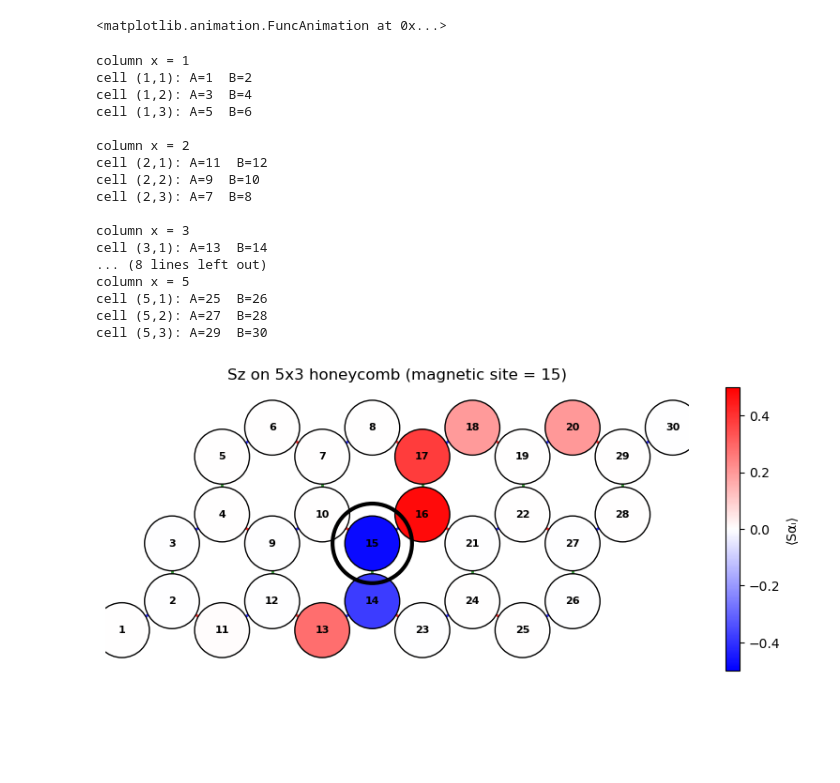
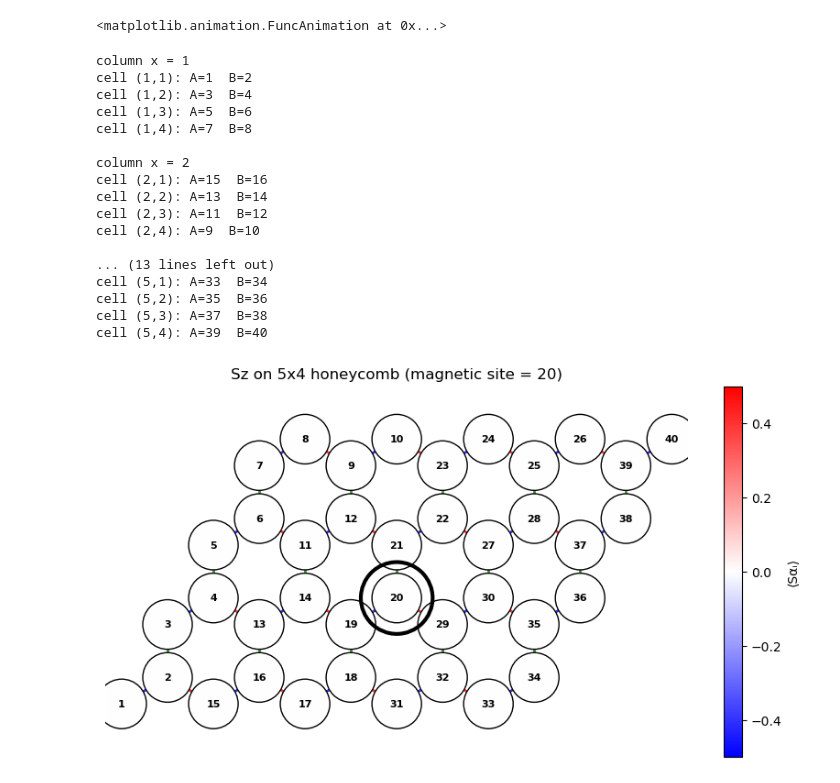
Before and after one commit to marcinszlap/KitaevHoneycomb, a Jupyter notebook: wykresy.ipynb, the cells around one changed output. Drawn from its saved outputs; the diff is of its cells as text; code cells hidden in the pictures; blank space fills up the shorter version.

```diff
--- a/wykresy.ipynb
+++ b/wykresy.ipynb
@@ -2,6 +2,7 @@
 import numpy as np
 import matplotlib.pyplot as plt
 
+############## bottom-up ###############
 def honeycomb_bonds(Nx, Ny):
     Nsites = 2 * Nx * Ny
     bonds = []  # (s1, s2, type)
@@ -181,18 +182,18 @@ def plot_lattice_values(Nx, Ny, bonds, pos, values,
         ax.set_title(f"{title}{extra}")
 
 # ====== run ======
-Nx, Ny = 5, 3
+Nx, Ny = 5, 4
 secondspin = False
 fixed_pos = 2
 component = "Sz"
-mg_site = 15
+mg_site = 20
 yperiodic = "false"
 
 Jx = -1.0
 Jy = -1.0
 Jz = -1.0
 
-theta = 0.0
+theta = np.pi/2
 phi = 0.0
 
 if secondspin:
@@ -477,6 +478,8 @@ animate_component_vs_site(
 # %%
 import numpy as np
 import matplotlib.pyplot as plt
+
+########## SEMI SNAKE ############
 
 def site_index_snake_vertical(x, y, sub, Nx, Ny):
     """
@@ -692,18 +695,18 @@ def plot_lattice_values(Nx, Ny, bonds, pos, values,
 
 
 # ====== run ======
-Nx, Ny = 5, 3
+Nx, Ny = 5, 4
 secondspin = False
 fixed_pos = 2
 component = "Sz"
-mg_site = 15
+mg_site = 20
 yperiodic = "false"
 
 Jx = -1.0
 Jy = -1.0
 Jz = -1.0
 
-theta = 0.0
+theta = np.pi/2
 phi = 0.0
 
 if secondspin:
@@ -739,44 +742,44 @@ width = xmax - xmin
 height = ymax - ymin
 aspect = width / height
 
 base = 9  # controlling global size scale
 
 if aspect > 1:  # wide lattice
     fig_w = base
     fig_h = base / aspect
 else:           # tall lattice
     fig_h = base
     fig_w = base * aspect
 
 plt.figure(figsize=(fig_w, fig_h), constrained_layout=True)
 plot_lattice_values(
     Nx, Ny, bonds, pos, vals,
     mg_sites=mg_sites, mg_site=mg_site,
     fixed_pos=fixed_pos, secondspin=secondspin,
     title=f"{component} on {Nx}x{Ny} honeycomb",
     safety=safety,
     show_labels="auto"
 )
 plt.show()
 # %% [output]
 column x = 1
 cell (1,1): A=1  B=2
 cell (1,2): A=3  B=4
 cell (1,3): A=5  B=6
+cell (1,4): A=7  B=8
 
 column x = 2
-cell (2,1): A=11  B=12
-cell (2,2): A=9  B=10
-cell (2,3): A=7  B=8
+cell (2,1): A=15  B=16
+cell (2,2): A=13  B=14
+cell (2,3): A=11  B=12
+cell (2,4): A=9  B=10
 
-column x = 3
-cell (3,1): A=13  B=14
-... (8 lines left out)
-column x = 5
-cell (5,1): A=25  B=26
-cell (5,2): A=27  B=28
-cell (5,3): A=29  B=30
+... (13 lines left out)
+cell (5,1): A=33  B=34
+cell (5,2): A=35  B=36
+cell (5,3): A=37  B=38
+cell (5,4): A=39  B=40
-[figure, old version]
+[figure, new version]
 # %%
 import numpy as np
 import matplotlib.pyplot as plt
```
Also changed, not shown: parts of 5 cells of this notebook, 23 other files.
